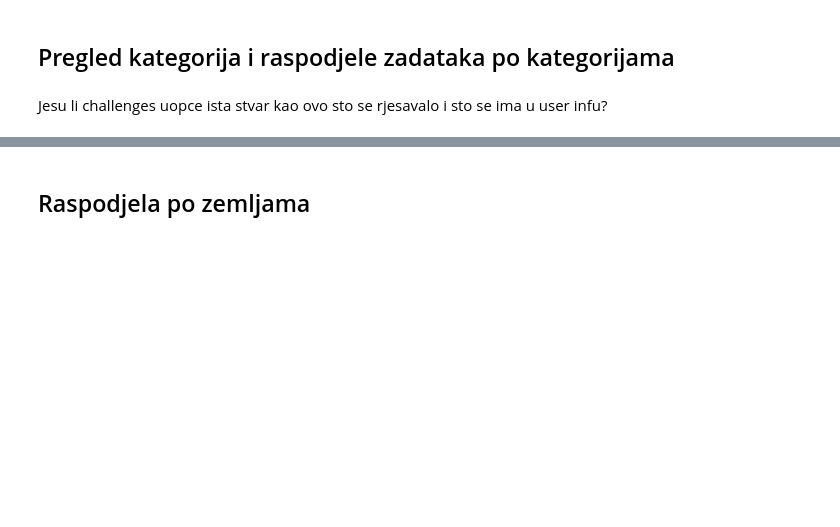
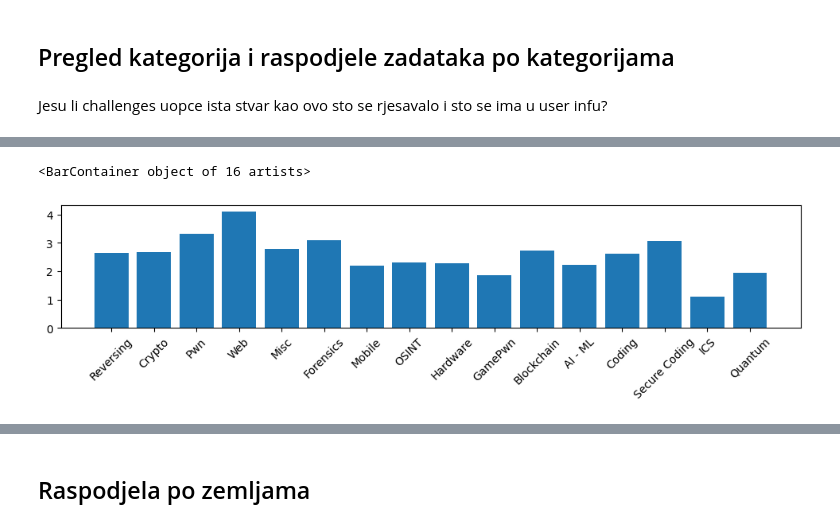
Before and after one commit to dfili/DIPRAD, a Jupyter notebook: HTB/htb_analiza.ipynb, the cells around one changed output, grey strips where cells are left out. Cells and saved outputs as stored; diff of their text form; code cells hidden in the pictures; blank space fills up the shorter version.

```diff
--- a/HTB/htb_analiza.ipynb
+++ b/HTB/htb_analiza.ipynb
@@ -181,0 +198,4 @@ NameError: name 'users_categories_df' is not defined
+# %%
+users_solved_absolute = users_categories_df.iloc[0:16][["category", "avg_user_solved", "total_flags"]].copy()
+users_solved_absolute["absolute_avg_solved"] = users_solved_absolute["avg_user_solved"] * users_solved_absolute["total_flags"] / 100
+users_solved_absolute
@@ -181,0 +220,7 @@ NameError: name 'users_categories_df' is not defined
+# %%
+plt.figure(figsize=(12,2))
+plt.xticks(rotation=45)
+plt.bar(users_solved_absolute["category"], users_solved_absolute["absolute_avg_solved"])
+# %% [output]
+<BarContainer object of 16 artists>
+[figure, added]
```
Also changed, not shown: parts of 4 cells of this notebook.
